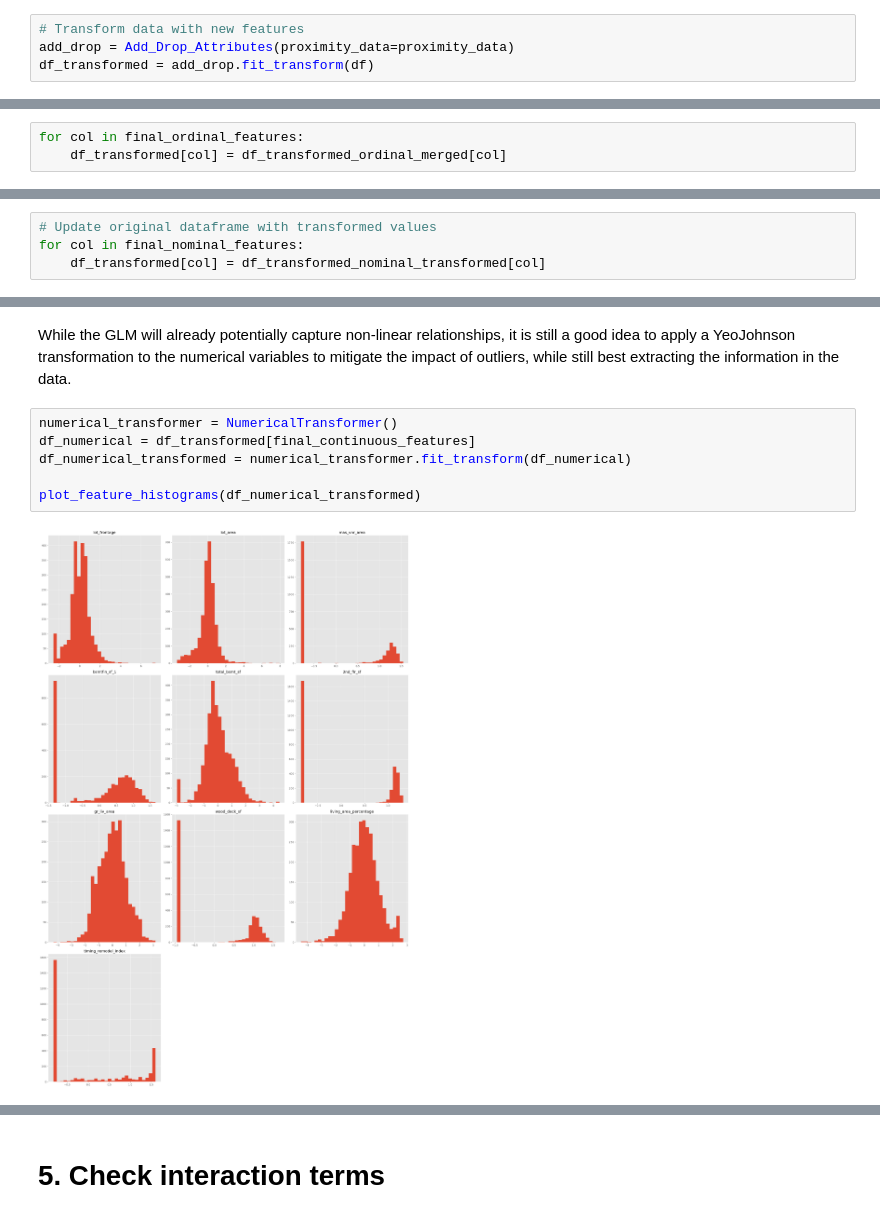
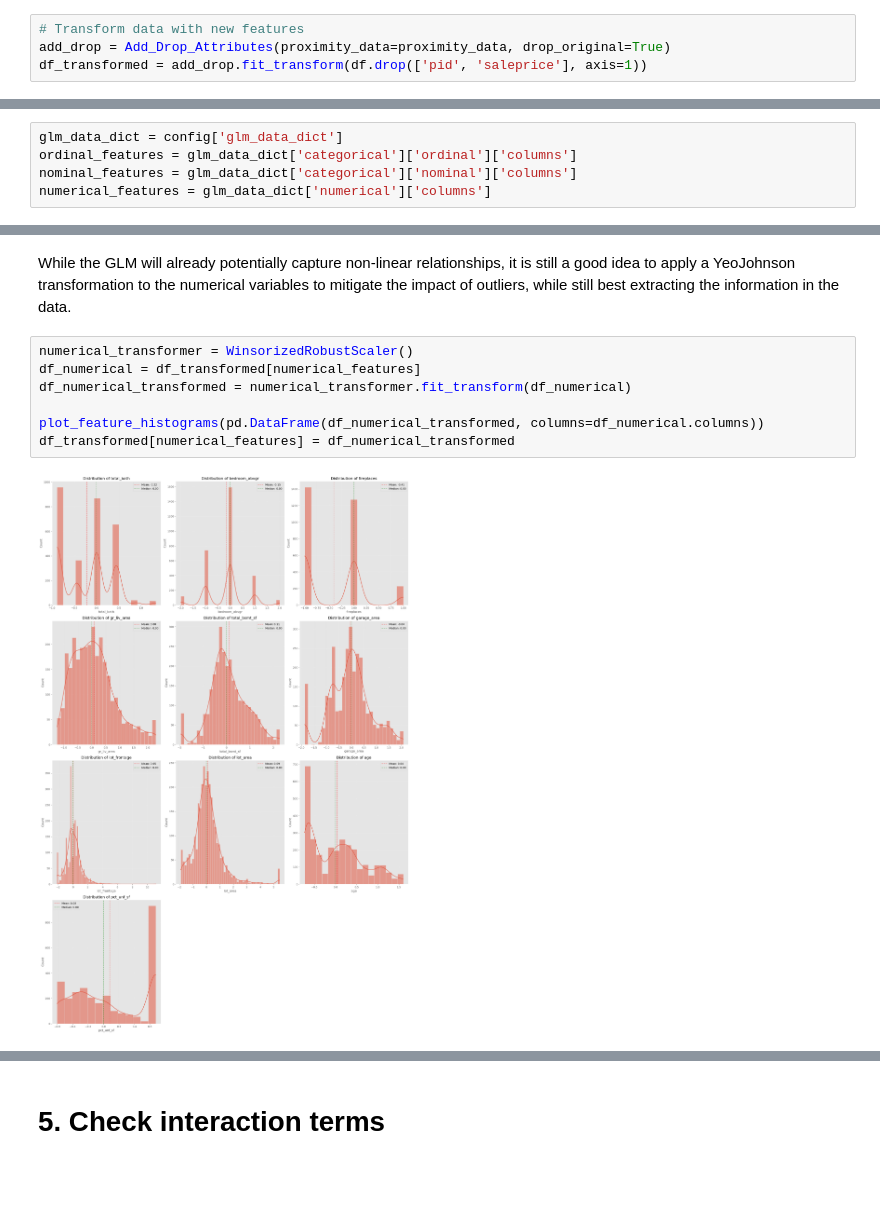
Before and after one commit to congminh-nguyen/ames_project, a Jupyter notebook: notebooks/engineering_explorer.ipynb, the cells around one changed output, grey strips where cells are left out. Cells and saved outputs as stored; diff of their text form; blank space fills up the shorter version.

```diff
--- a/notebooks/engineering_explorer.ipynb
+++ b/notebooks/engineering_explorer.ipynb
@@ -109,4 +111,4 @@ proximity_data = {
 # %%
 # Transform data with new features
-add_drop = Add_Drop_Attributes(proximity_data=proximity_data)
-df_transformed = add_drop.fit_transform(df)
+add_drop = Add_Drop_Attributes(proximity_data=proximity_data, drop_original=True)
+df_transformed = add_drop.fit_transform(df.drop(['pid', 'saleprice'], axis=1))
@@ -119,3 +119,8 @@ final_continuous_features = final_data_dict['continuous']['columns']
+# %%
+glm_data_dict = config['glm_data_dict']
+ordinal_features = glm_data_dict['categorical']['ordinal']['columns']
+nominal_features = glm_data_dict['categorical']['nominal']['columns']
+numerical_features = glm_data_dict['numerical']['columns']
 # %% [markdown]
 # 1. Grouping of infrequent ordinal categories
 # %%
@@ -145,6 +146,3 @@ plot_feature_histograms(df_transformed_ordinal_merged)
-# %%
-for col in final_ordinal_features:
-    df_transformed[col] = df_transformed_ordinal_merged[col]
 # %% [markdown]
 # 2. Grouping of infrequent nominal categories
 # %%
@@ -165,16 +163,13 @@ plot_feature_histograms(df_transformed_nominal_transformed)
-# %%
-# Update original dataframe with transformed values
-for col in final_nominal_features:
-    df_transformed[col] = df_transformed_nominal_transformed[col]
 # %% [markdown]
 # 3. Numerical Variables YeoJohnson and Scaler
 # %% [markdown]
 While the GLM will already potentially capture non-linear relationships, it is still a good idea to apply a YeoJohnson transformation to the numerical variables to mitigate the impact of outliers, while still best extracting the information in the data.
 # %%
-numerical_transformer = NumericalTransformer()
-df_numerical = df_transformed[final_continuous_features]
+numerical_transformer = WinsorizedRobustScaler()
+df_numerical = df_transformed[numerical_features]
 df_numerical_transformed = numerical_transformer.fit_transform(df_numerical)
 
-plot_feature_histograms(df_numerical_transformed)
+plot_feature_histograms(pd.DataFrame(df_numerical_transformed, columns=df_numerical.columns))
+df_transformed[numerical_features] = df_numerical_transformed
 # %% [output]
-[figure, old version]
+[figure, new version]
```
Also changed, not shown: parts of 14 cells of this notebook, 13 other files.
